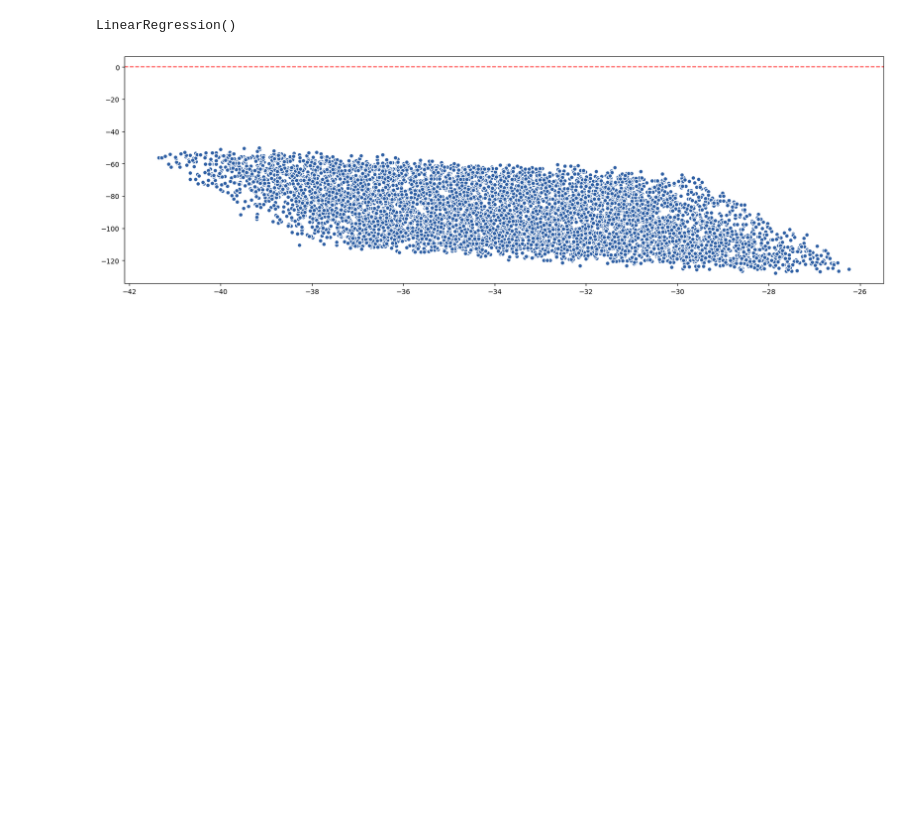
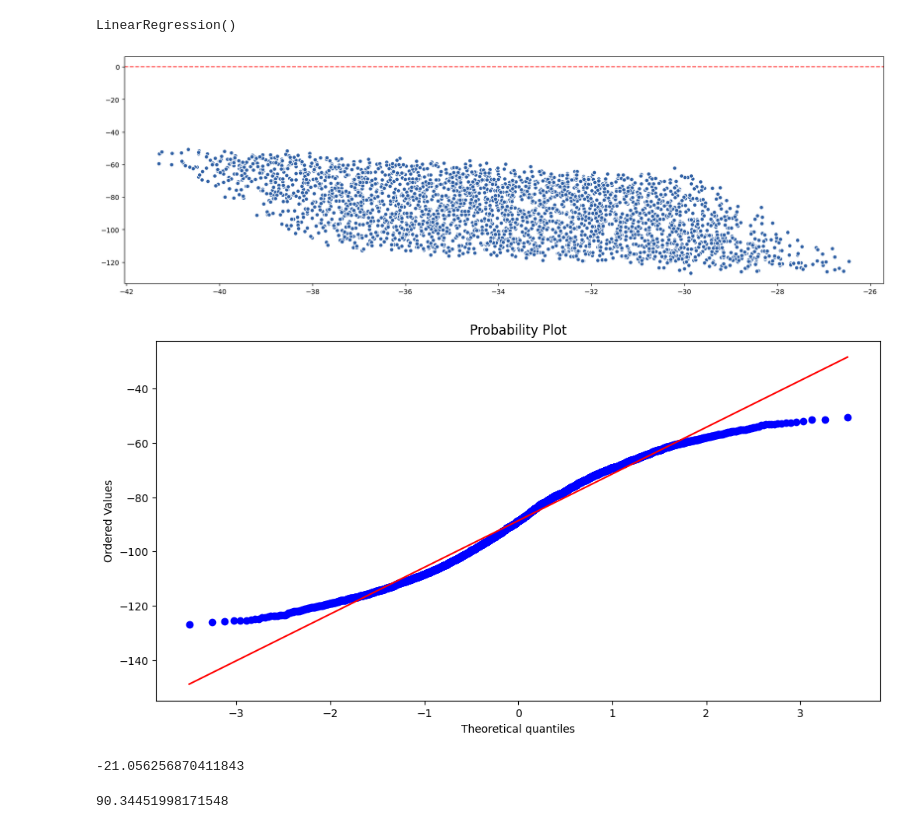
Before and after one commit to AyushDevadiga1/practice-programs, a Jupyter notebook: da_L2.ipynb, the cells around one changed output. Drawn from its saved outputs; the diff is of its cells as text; code cells hidden in the pictures; blank space fills up the shorter version.

```diff
--- a/da_L2.ipynb
+++ b/da_L2.ipynb
@@ -153,11 +153,11 @@ lr.fit(X_train,y_train)
 # %% [output]
 LinearRegression()
 # %%
-y_pred = lr.predict(X_train_scalled)
+y_pred = lr.predict(X_test_scalled)
 # %%
 # Calcuating residuals
 # %%
-residuals = y_pred - y_train
+residuals = y_pred - y_test
 # %%
 plt.figure(figsize=(20,6))
 plt.axhline(y=0, color="#FF4848", linestyle='--')
@@ -170,4 +170,4 @@ plt.scatter(
 plt.show()
 # Not Random at all
 # %% [output]
-[figure, old version]
+[figure, new version]
@@ -173,0 +176,6 @@ plt.show()
+# %%
+plt.figure(figsize=(12,6))
+stats.probplot(residuals,dist='norm',plot=plt)
+plt.show()
+# %% [output]
+[figure, added]
@@ -173,0 +186,8 @@ plt.show()
+# %%
+r2_score(y_test,y_pred)
+# %% [output]
+-21.056256870411843
+# %%
+root_mean_squared_error(y_test,y_pred)
+# %% [output]
+90.34451998171548
```
Also changed, not shown: parts of 3 cells of this notebook.
